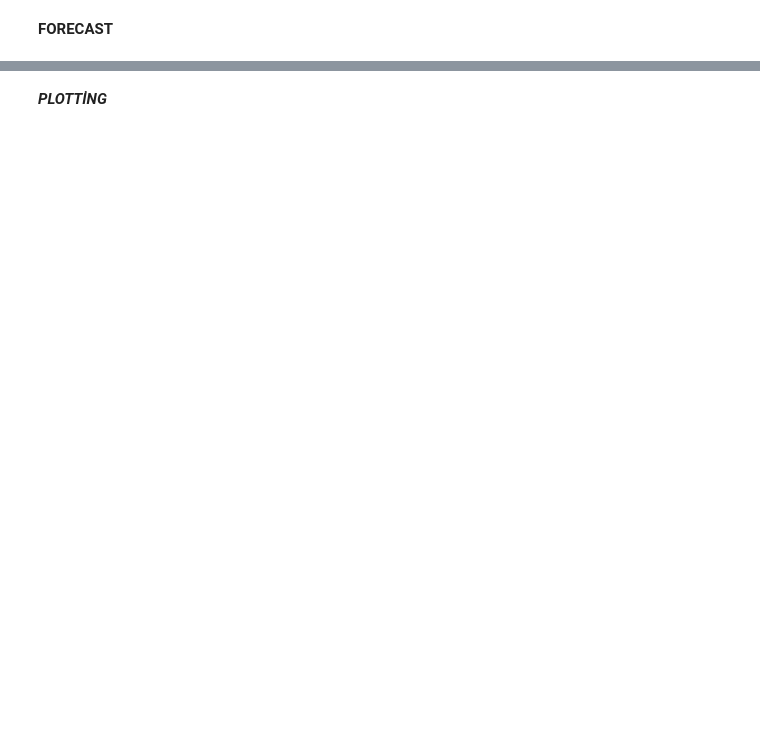
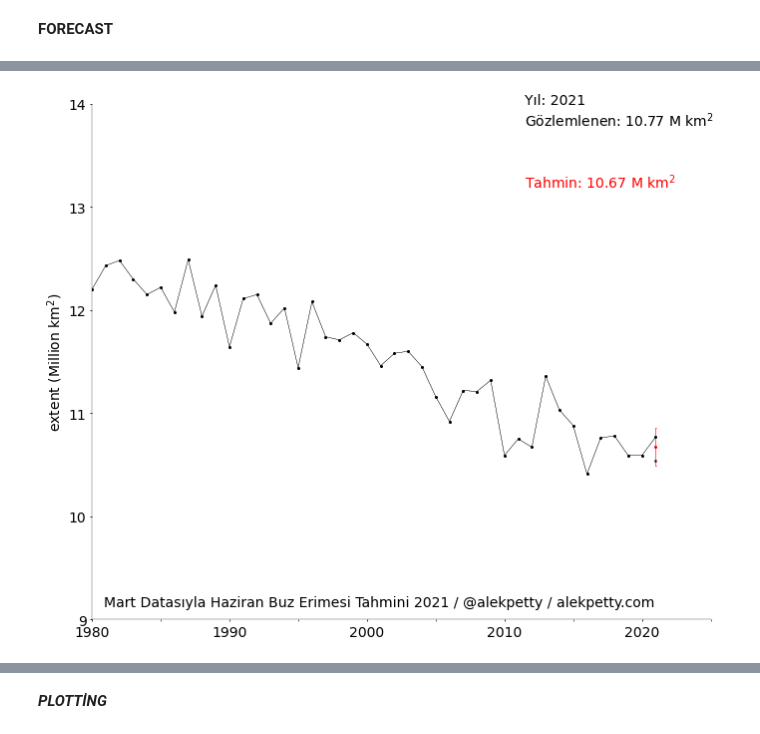
Before and after one commit to ozturkgizem/042422, a Jupyter notebook: SeaIcePrediction.ipynb, the cells around one changed output, grey strips where cells are left out. Drawn from its saved outputs; the diff is of its cells as text; code cells hidden in the pictures; blank space fills up the shorter version.

```diff
--- a/SeaIcePrediction.ipynb
+++ b/SeaIcePrediction.ipynb
@@ -1301,0 +1511,59 @@ plt.show()
+# %%
+"""Plot forecast data """
+from mpl_toolkits.basemap import Basemap, shiftgrid
+# plotting parameters
+rcParams['xtick.major.size'] = 2
+rcParams['ytick.major.size'] = 2
+rcParams['axes.linewidth'] = .3
+rcParams['lines.linewidth'] = .3
+rcParams['patch.linewidth'] = .3
+
+rcParams['axes.labelsize'] = 14
+rcParams['xtick.labelsize']=14
+rcParams['ytick.labelsize']=14
+rcParams['legend.fontsize']=14
+rcParams['font.size']=14
+rc('font',**{'family':'sans-serif','sans-serif':['Arial']})
+
+
+fig = plt.figure(figsize=(10,8))
+ax1=subplot(1, 1, 1)
+im1 = plot(years, extentYrs, 'k')
+#im2 = plot(Years[start_year_pred-start_year:], lineT[start_year_pred-start_year:]+ExtentG, 'r')
+#extentyr, extentObsDT, extTrendP, extentForrAbs, extentForrDT, anom, prstd[0]
+im2 = plot(years, extentYrs, marker='o', markersize=2, color='k')
+im3 = plot(years[-1], extTrendP, marker='x', markersize=2, color='k')
+im3 = plot(years[-1], extentForrAbs, marker='o', markersize=2, color='r')
+#errorbar(YearsP, array(lineTP)+array(ExtentG) , yerr=prederror, color='r',fmt='',linestyle='',lw=0.4,capsize=0.5, zorder = 2)
+#if (np.isfinite(forecastVars[4])):
+
+ax1.errorbar(years[-1], extentForrAbs , yerr=prstd[0], color='r',fmt='',linestyle='',lw=0.6,capsize=0.5, zorder = 2)
+#ax1.errorbar(yearsP, extentPredAbs , yerr=[1.96*x for x in perr], color='r',fmt='',linestyle='',lw=0.3,capsize=0.5, zorder = 2)
+
+forecastStr='%.2f' %(extentForrAbs)
+observedStr='%.2f' %(extentYrs[-1])
+
+ax1.annotate('Yıl: '+str(years[-1])+'\nGözlemlenen: '+observedStr+r' M km$^2$',
+    xy=(0.7, 1.02), xycoords='axes fraction', horizontalalignment='left', verticalalignment='top')
+
+ax1.annotate('\nTahmin: '+forecastStr+r' M km$^2$',
+    xy=(0.7, 0.9), xycoords='axes fraction', color='r', horizontalalignment='left', verticalalignment='top')
+
+ax1.annotate('Mart Datasıyla Haziran Buz Erimesi Tahmini 2021 / @alekpetty / alekpetty.com',
+    xy=(0.02, 0.02), xycoords='axes fraction', horizontalalignment='left', verticalalignment='bottom')
+
+ax1.set_ylabel(iceType+r' (Million km$^2$)')
+#ax1.set_xlabel('Years')
+ax1.set_xlim(1980, 2025)
+ax1.set_xticks(np.arange(1980, 2026, 10))
+ax1.set_xticks(np.arange(1980, 2026, 5), minor=True)
+#ax1.set_xticklabels([])
+ax1.set_ylim(9, 14)
+
+ax1.spines['right'].set_visible(False)
+ax1.spines['top'].set_visible(False)
+
+plt.tight_layout()
+plt.show()
+# %% [output]
+[figure, added]
```
Also changed, not shown: parts of 39 cells of this notebook.
